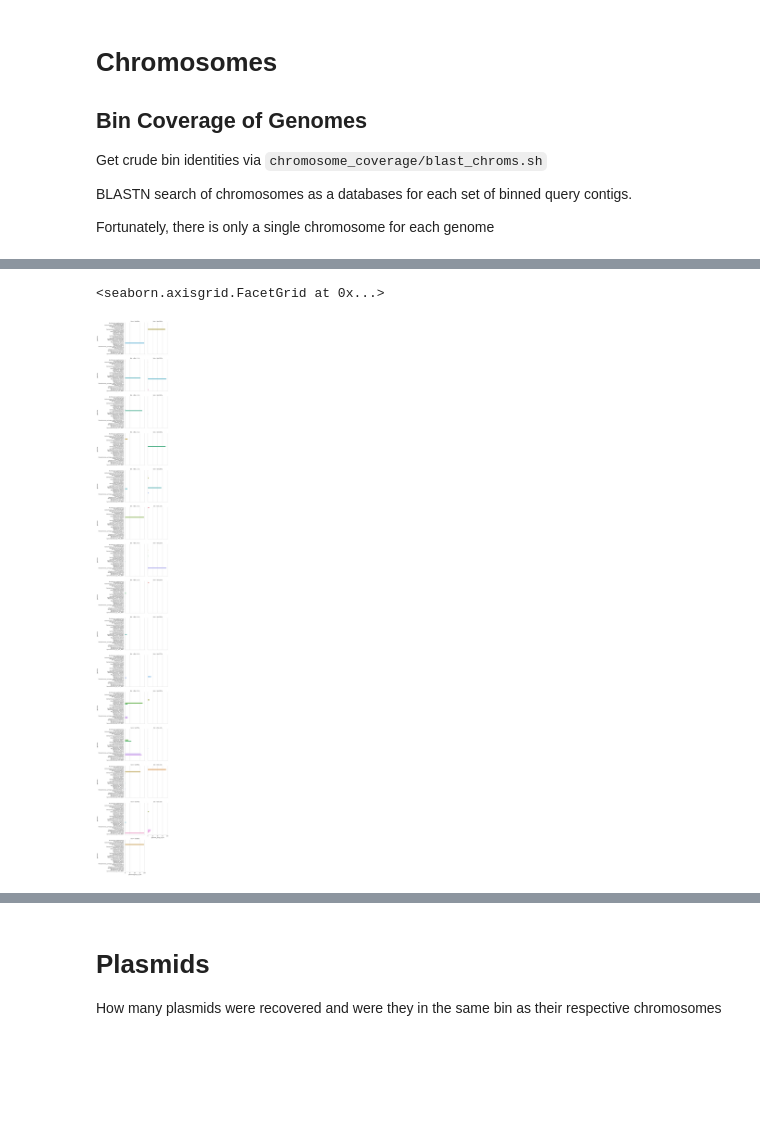
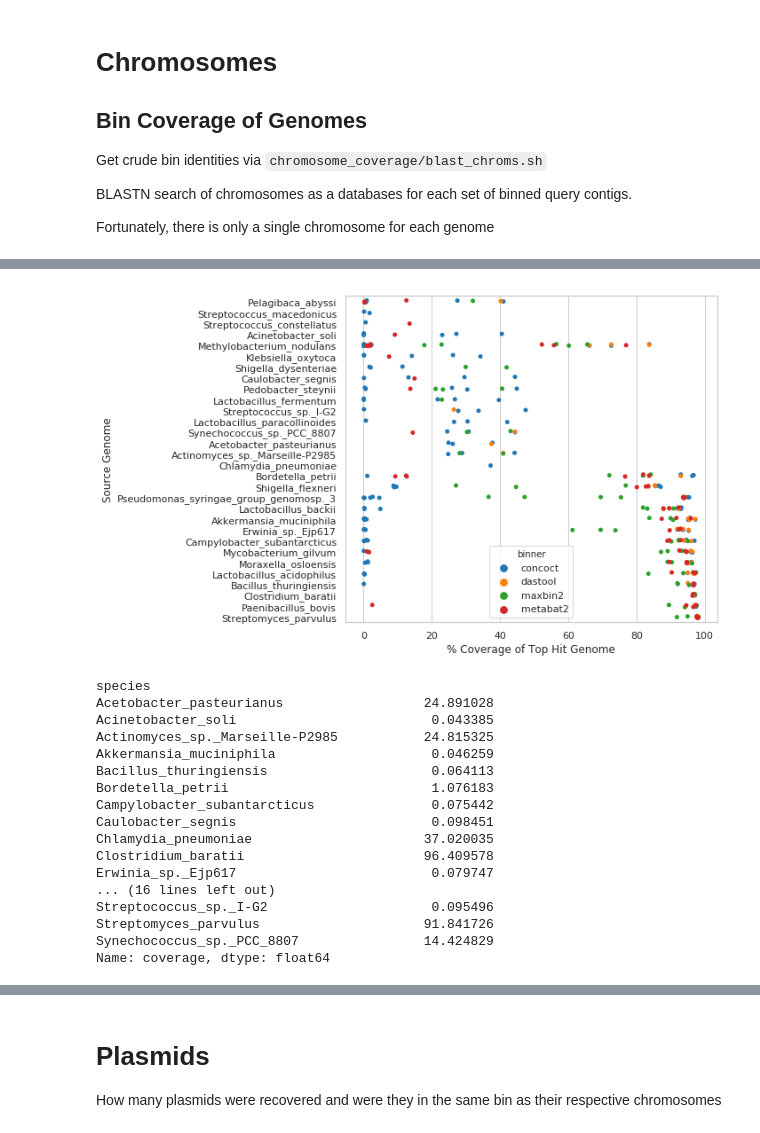
Before and after one commit to fmaguire/MAG_gi_plasmid_analysis, a Jupyter notebook: mag_assessment/assessment.ipynb, the cells around one changed output, grey strips where cells are left out. Cells and saved outputs as stored; diff of their text form; code cells hidden in the pictures; blank space fills up the shorter version.

Commit message:
Add figures and update blast script

```diff
--- a/mag_assessment/assessment.ipynb
+++ b/mag_assessment/assessment.ipynb
@@ -20,11 +20,14 @@ Fortunately, there is only a single chromosome for each genome
 # %%
 chrom_df = pd.read_csv('chromosome_coverage/chroms_blast_all.out6',
                  sep='\t',
-                 names = "qseqid sseqid pident length mismatch gapopen qstart qend sstart send evalue bitscore qlen slen qcovs bin".split())
+                 names = "qseqid sseqid pident length mismatch gapopen qstart qend sstart send evalue bitscore qlen slen qcovs binner assembly bin".split())
 chrom_df['species'] = chrom_df['sseqid'].str.split(':').str.get(0)
 
 bin_sizes = pd.read_csv('bin_sizes.csv').set_index('bin')
 genome_sizes = pd.read_csv('genome_sizes.csv').set_index('genome')
+
+# drop the unbinned
+chrom_df = chrom_df[~chrom_df['bin'].str.startswith('unbinned')]
 # %%
 # assess how much of each reference genome is found inside each bin
 # first we need to collapse the overlapping blast hits in the genome
@@ -100,5 +89,34 @@ sns.catplot(kind='bar', data = binned_cov, col='genome', col_wrap=2, x='genome_p
-# %%
-sns.catplot(kind = 'bar', data = binned_cov, col='bin', col_wrap=2, x='genome_prop_in_bin', y='genome')
-# %% [output]
-<seaborn.axisgrid.FacetGrid at 0x...>
-[figure, removed]
+# %%
+collapsed_hits_grp = collapsed_hits.groupby(['binner', 'assembly', 'bin'])
+max_ix = collapsed_hits_grp['coverage'].idxmax().values
+top_hits_per_bin = collapsed_hits.loc[max_ix]
+# %%
+order = top_hits_per_bin.groupby('species')['coverage'].median().sort_values().index
+fig, ax = plt.subplots(figsize=(10,6))
+sns.stripplot(ax = ax, data = top_hits_per_bin, y='species', x='coverage', order=order, hue='binner')
+plt.xlabel('% Coverage of Top Hit Genome')
+plt.ylabel('Source Genome')
+plt.tight_layout()
+plt.savefig('s1_species_top_coverage.png', dpi=300)
+# %% [output]
+[figure, added]
+# %%
+top_hits_per_bin.groupby('species')['coverage'].min()
+# %% [output]
+species
+Acetobacter_pasteurianus                  24.891028
+Acinetobacter_soli                         0.043385
+Actinomyces_sp._Marseille-P2985           24.815325
+Akkermansia_muciniphila                    0.046259
+Bacillus_thuringiensis                     0.064113
+Bordetella_petrii                          1.076183
+Campylobacter_subantarcticus               0.075442
+Caulobacter_segnis                         0.098451
+Chlamydia_pneumoniae                      37.020035
+Clostridium_baratii                       96.409578
+Erwinia_sp._Ejp617                         0.079747
+... (16 lines left out)
+Streptococcus_sp._I-G2                     0.095496
+Streptomyces_parvulus                     91.841726
+Synechococcus_sp._PCC_8807                14.424829
+Name: coverage, dtype: float64
```
Also changed, not shown: parts of 39 cells of this notebook, 8 other files.
